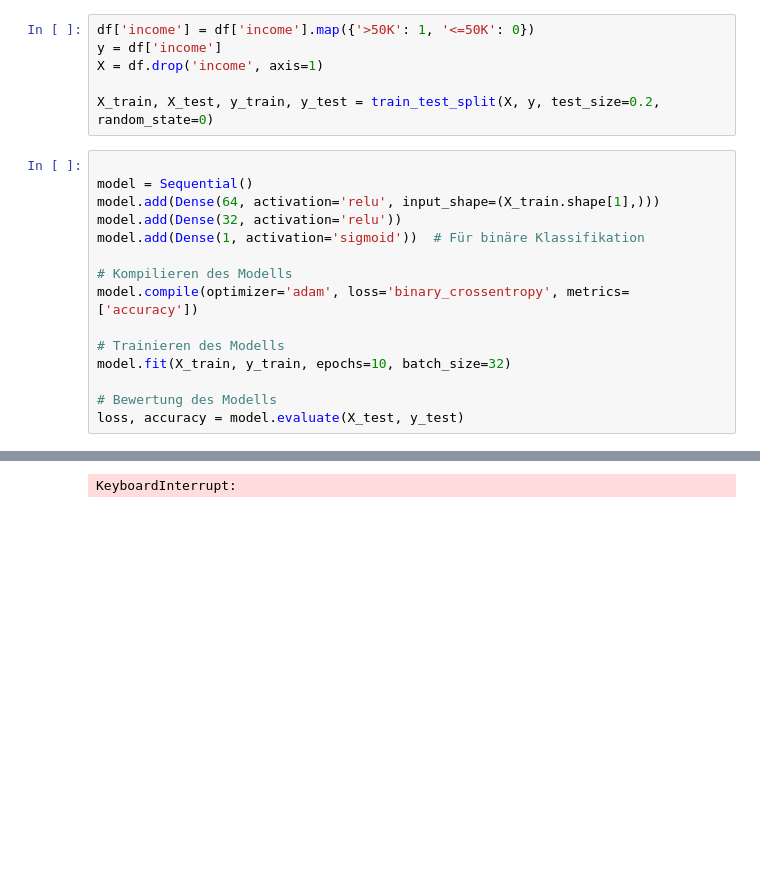
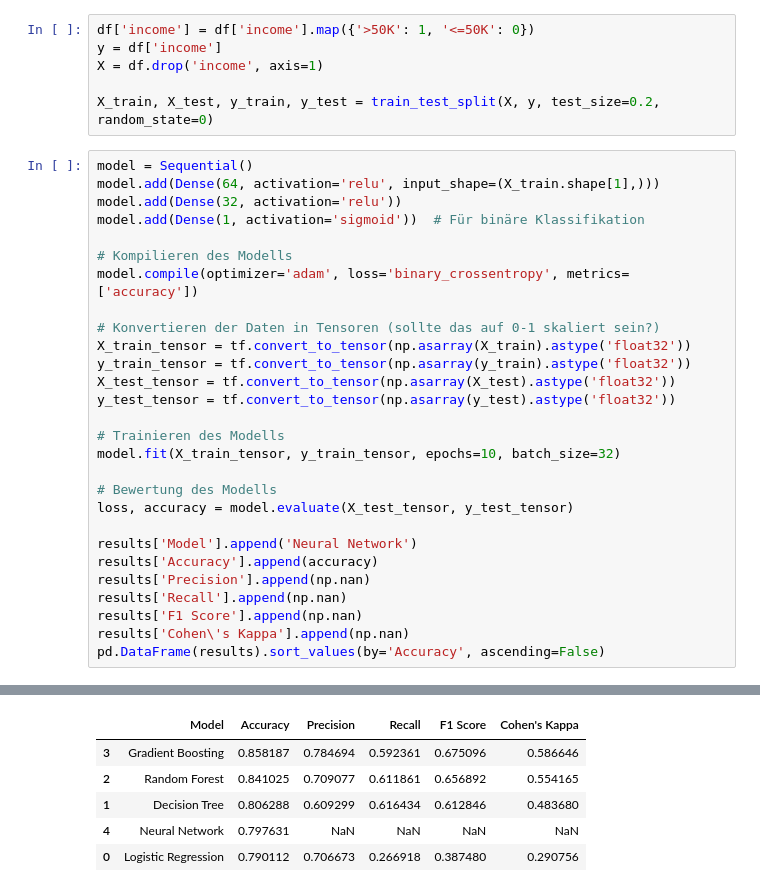
Before and after one commit to TheLastFrame/FML_2, a Jupyter notebook: Data_Exploration.ipynb, the cells around one changed output, grey strips where cells are left out. Cells and saved outputs as stored; diff of their text form; blank space fills up the shorter version.

Commit message:
added config file for val seed and fixed NN in data exploration

```diff
--- a/Data_Exploration.ipynb
+++ b/Data_Exploration.ipynb
@@ -182,7 +189,6 @@ X = df.drop('income', axis=1)
 
 X_train, X_test, y_train, y_test = train_test_split(X, y, test_size=0.2, random_state=0)
 # %%
-
 model = Sequential()
 model.add(Dense(64, activation='relu', input_shape=(X_train.shape[1],)))
 model.add(Dense(32, activation='relu'))
@@ -191,10 +197,24 @@ model.add(Dense(1, activation='sigmoid'))  # Für binäre Klassifikation
 # Kompilieren des Modells
 model.compile(optimizer='adam', loss='binary_crossentropy', metrics=['accuracy'])
 
+# Konvertieren der Daten in Tensoren (sollte das auf 0-1 skaliert sein?)
+X_train_tensor = tf.convert_to_tensor(np.asarray(X_train).astype('float32'))
+y_train_tensor = tf.convert_to_tensor(np.asarray(y_train).astype('float32'))
+X_test_tensor = tf.convert_to_tensor(np.asarray(X_test).astype('float32'))
+y_test_tensor = tf.convert_to_tensor(np.asarray(y_test).astype('float32'))
+
 # Trainieren des Modells
-model.fit(X_train, y_train, epochs=10, batch_size=32)
+model.fit(X_train_tensor, y_train_tensor, epochs=10, batch_size=32)
 
 # Bewertung des Modells
-loss, accuracy = model.evaluate(X_test, y_test)
+loss, accuracy = model.evaluate(X_test_tensor, y_test_tensor)
+
+results['Model'].append('Neural Network')
+results['Accuracy'].append(accuracy)
+results['Precision'].append(np.nan)
+results['Recall'].append(np.nan)
+results['F1 Score'].append(np.nan)
+results['Cohen\'s Kappa'].append(np.nan)
+pd.DataFrame(results).sort_values(by='Accuracy', ascending=False)
 # %% [output]
 Epoch 1/10
@@ -207 +237,6 @@ Epoch 4/10
-KeyboardInterrupt:
+|  | Model | Accuracy | Precision | Recall | F1 Score | Cohen's Kappa |
+| 3 | Gradient Boosting | 0.858187 | 0.784694 | 0.592361 | 0.675096 | 0.586646 |
+| 2 | Random Forest | 0.841025 | 0.709077 | 0.611861 | 0.656892 | 0.554165 |
+| 1 | Decision Tree | 0.806288 | 0.609299 | 0.616434 | 0.612846 | 0.483680 |
+| 4 | Neural Network | 0.797631 | NaN | NaN | NaN | NaN |
+| 0 | Logistic Regression | 0.790112 | 0.706673 | 0.266918 | 0.387480 | 0.290756 |
```
Also changed, not shown: parts of 8 cells of this notebook, 3 other files.
